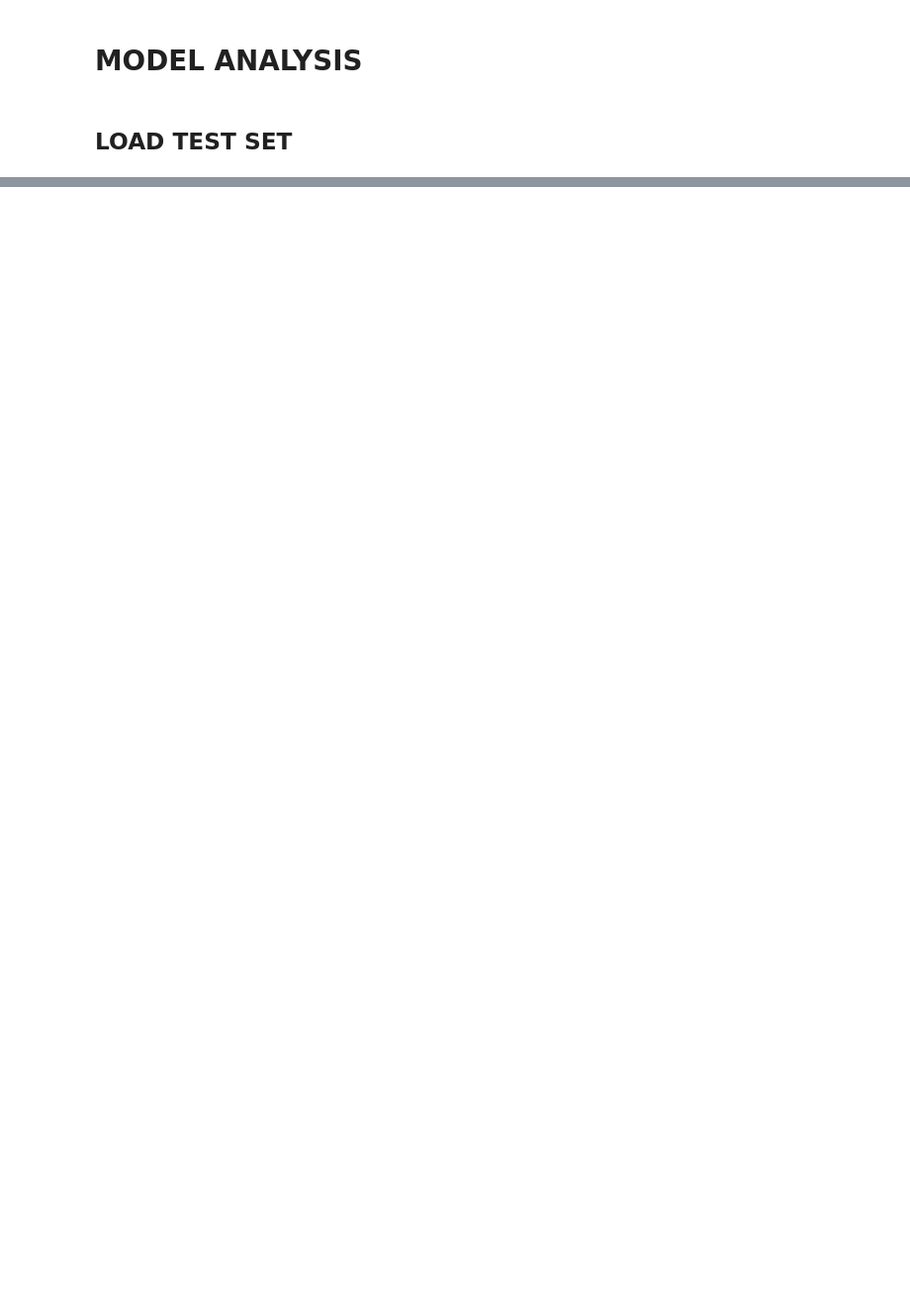
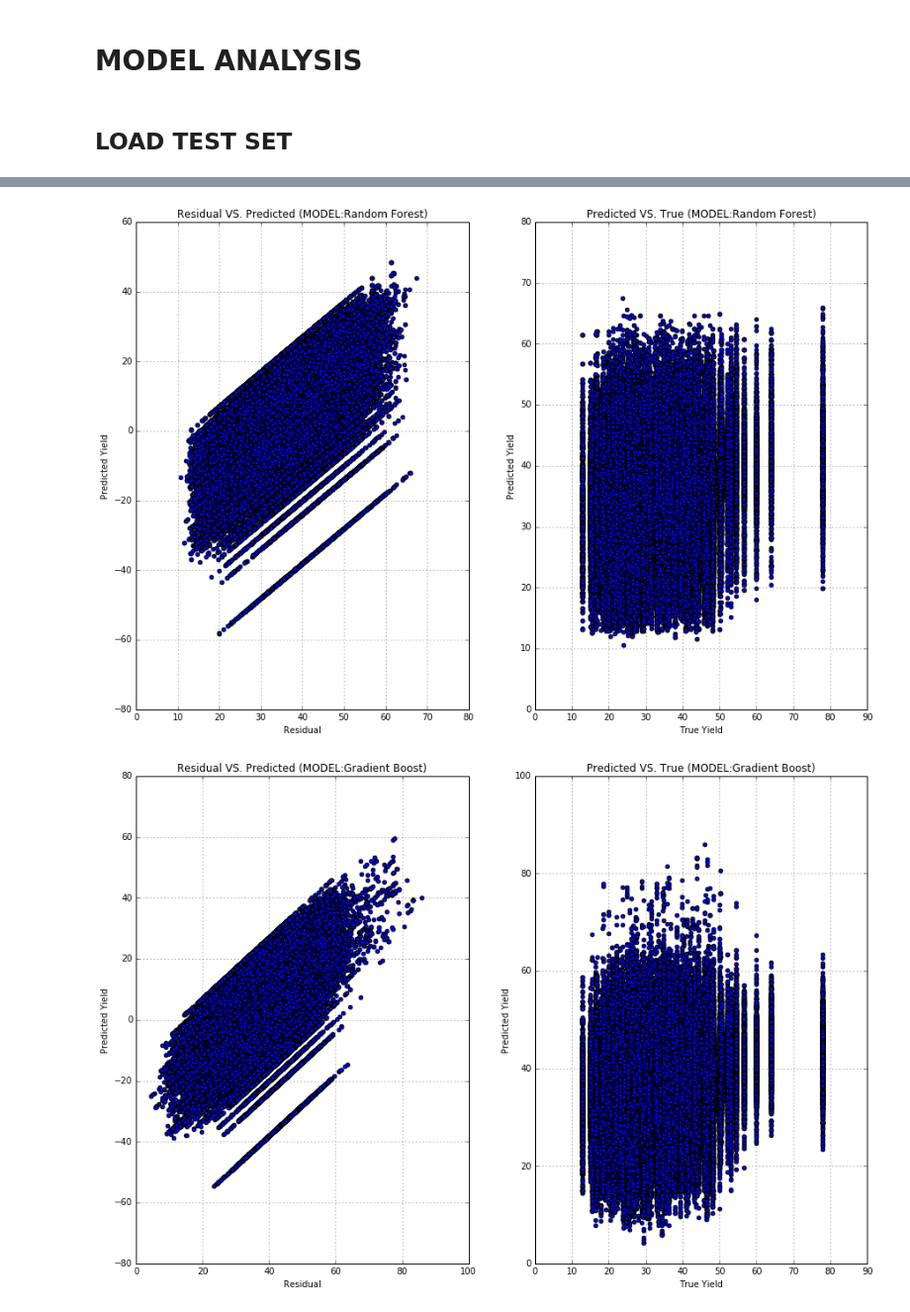
Before and after one commit to marwin-ko/projects, a Jupyter notebook: aerialintel-data_science_challenge/5_model_analysis.ipynb, the cells around one changed output, grey strips where cells are left out. Shown at 99% size. Drawn from its saved outputs; the diff is of its cells as text; code cells hidden in the pictures; blank space fills up the shorter version.

```diff
--- a/aerialintel-data_science_challenge/5_model_analysis.ipynb
+++ b/aerialintel-data_science_challenge/5_model_analysis.ipynb
@@ -74,3 +80,15 @@ model_eval(name,y_true,y_pred)
+# %%
+with open('pickles/predictions2.plk','rb') as f:
+    y_preds = pickle.load(f)
+# %%
+names = ['Random Forest','Gradient Boost']
+for name in names:
+    y_true = np.array(df.ix[:,-1]).reshape(len(df),1)#[:100000]
+    y_pred = np.array(y_preds[name])#[:100000]
+    model_eval(name,y_true,y_pred)
+# %% [output]
+[figure, added]
+[figure, added]
 # %%
 # graphs for LR, RF, GB
 
```
Also changed, not shown: parts of 5 cells of this notebook, 1 other file.
